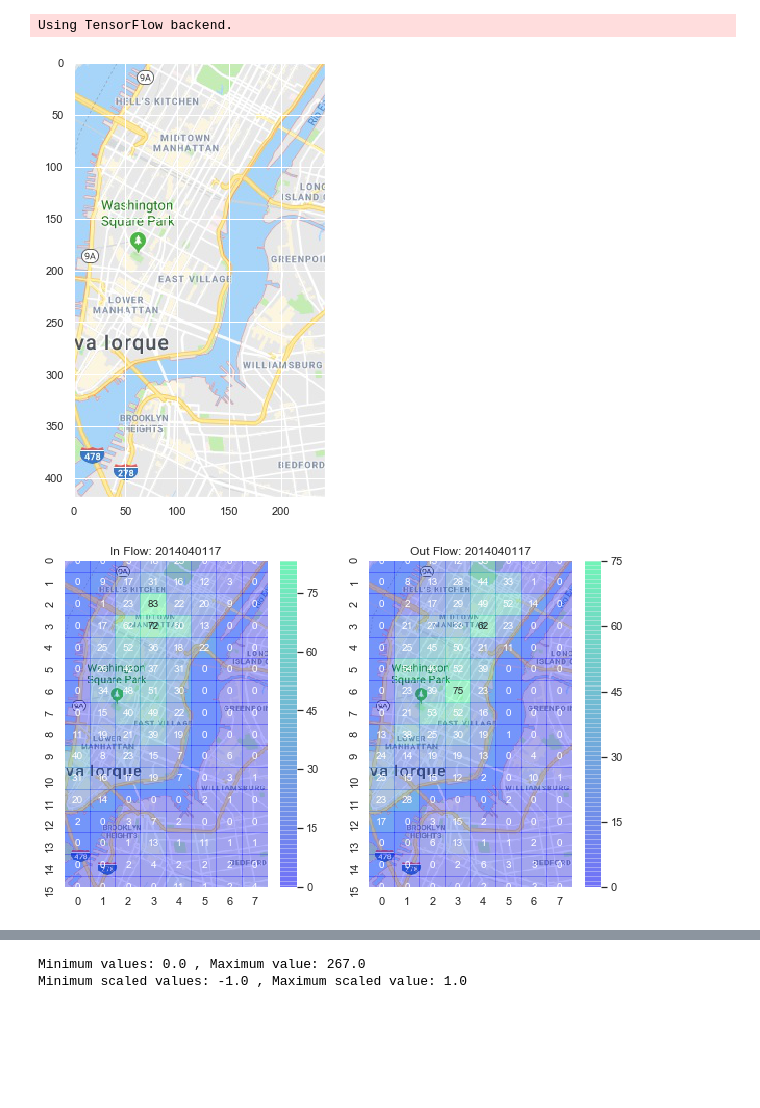
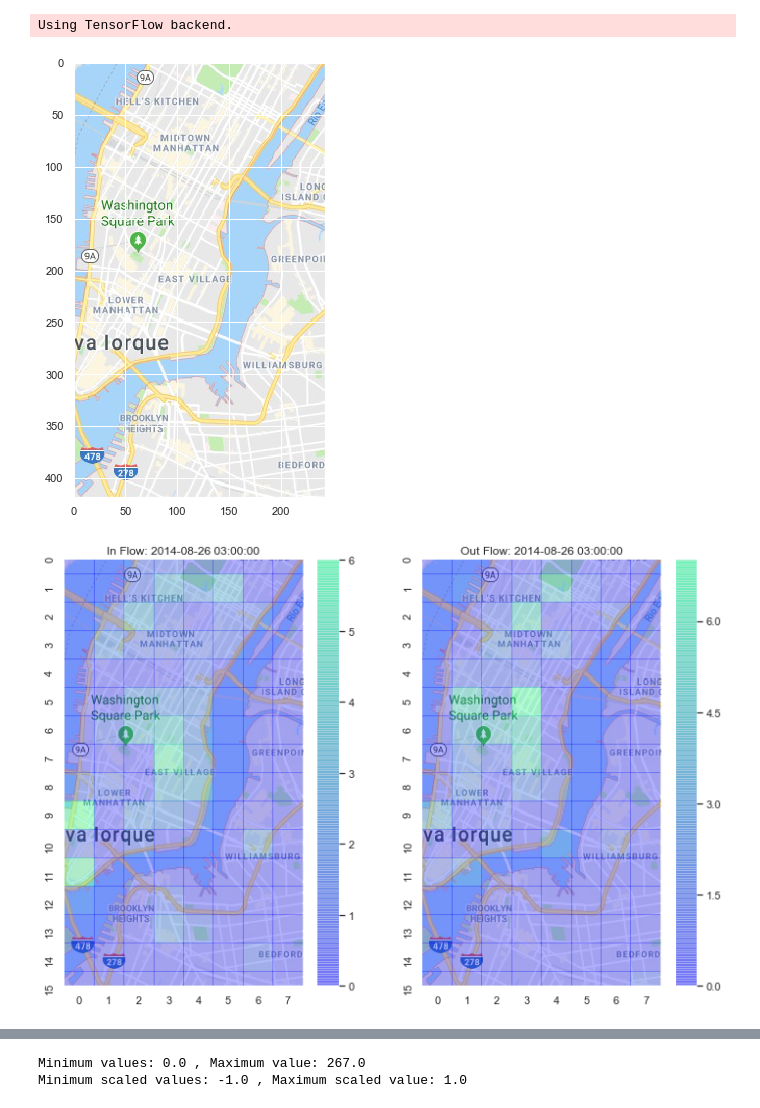
Before and after one commit to AngeloManzatto/NYCBikeFlow, a Jupyter notebook: nyc_bike_flow.ipynb, the cells around one changed output, grey strips where cells are left out. Cells and saved outputs as stored; diff of their text form; code cells hidden in the pictures; blank space fills up the shorter version.

```diff
--- a/nyc_bike_flow.ipynb
+++ b/nyc_bike_flow.ipynb
@@ -75,38 +75,40 @@ images_folder = 'images'
 nyc_map = plt.imread(os.path.join(images_folder,'nyc.jpg'))
 
 # Plot New York Map
 f, ax = plt.subplots(figsize=(8,8))
 ax.imshow(nyc_map)
 
 # Load dataset file
 f = h5py.File(dataset_file)
 data = f['data'][()]
 timestamps = f['date'][()]
 
 # Convert data from [batch x flow matrices x map height x map width] to [batch x map height x map width x flow matrices]
 data = np.transpose(data, (0, 2, 3, 1))
 
 # Plot some samples from dataset
-n_samples = 3
+n_samples = 5
 
 for i in range(n_samples):
 
     # define the size of images
     f, (ax1, ax2) = plt.subplots(1, 2)
-    f.set_figwidth(10)
-    f.set_figheight(6)
+    f.set_figwidth(12)
+    f.set_figheight(8)
     # randomly select a sample
     idx = np.random.randint(0, len(data))
     inflow = data[idx][:,:,0] #input flow is the first matrix
     outflow = data[idx][:,:,1] #output flow is the second matrix
 
-    hmax1 = sns.heatmap(inflow, cmap = matplotlib.cm.winter, alpha = 0.3, annot = True,zorder = 2, ax=ax1)
+    date = datetime.strptime(timestamps[idx].decode("utf-8"), '%Y%m%d%H')
+
+    hmax1 = sns.heatmap(inflow, cmap = matplotlib.cm.winter, alpha = 0.3, annot = False,zorder = 2, ax=ax1)
     hmax1.imshow(nyc_map,aspect = hmax1.get_aspect(),extent = hmax1.get_xlim() + hmax1.get_ylim(), zorder = 1)
-    ax1.set_title('In Flow: {0}'.format(timestamps[idx].decode("utf-8")))
+    ax1.set_title('In Flow: {0}'.format(date))
 
-    hmax2 = sns.heatmap(outflow, cmap = matplotlib.cm.winter, alpha = 0.3, annot = True,zorder = 2, ax=ax2)
+    hmax2 = sns.heatmap(outflow, cmap = matplotlib.cm.winter, alpha = 0.3, annot = False,zorder = 2, ax=ax2)
     hmax2.imshow(nyc_map,aspect = hmax2.get_aspect(),extent = hmax2.get_xlim() + hmax2.get_ylim(), zorder = 1)
-    ax2.set_title('Out Flow: {0}'.format(timestamps[idx].decode("utf-8")))
+    ax2.set_title('Out Flow: {0}'.format(date))
 # %% [output]
 [figure]
-[figure, old version]
+[figure, new version]
```
Also changed, not shown: parts of 6 cells of this notebook, 3 other files.
